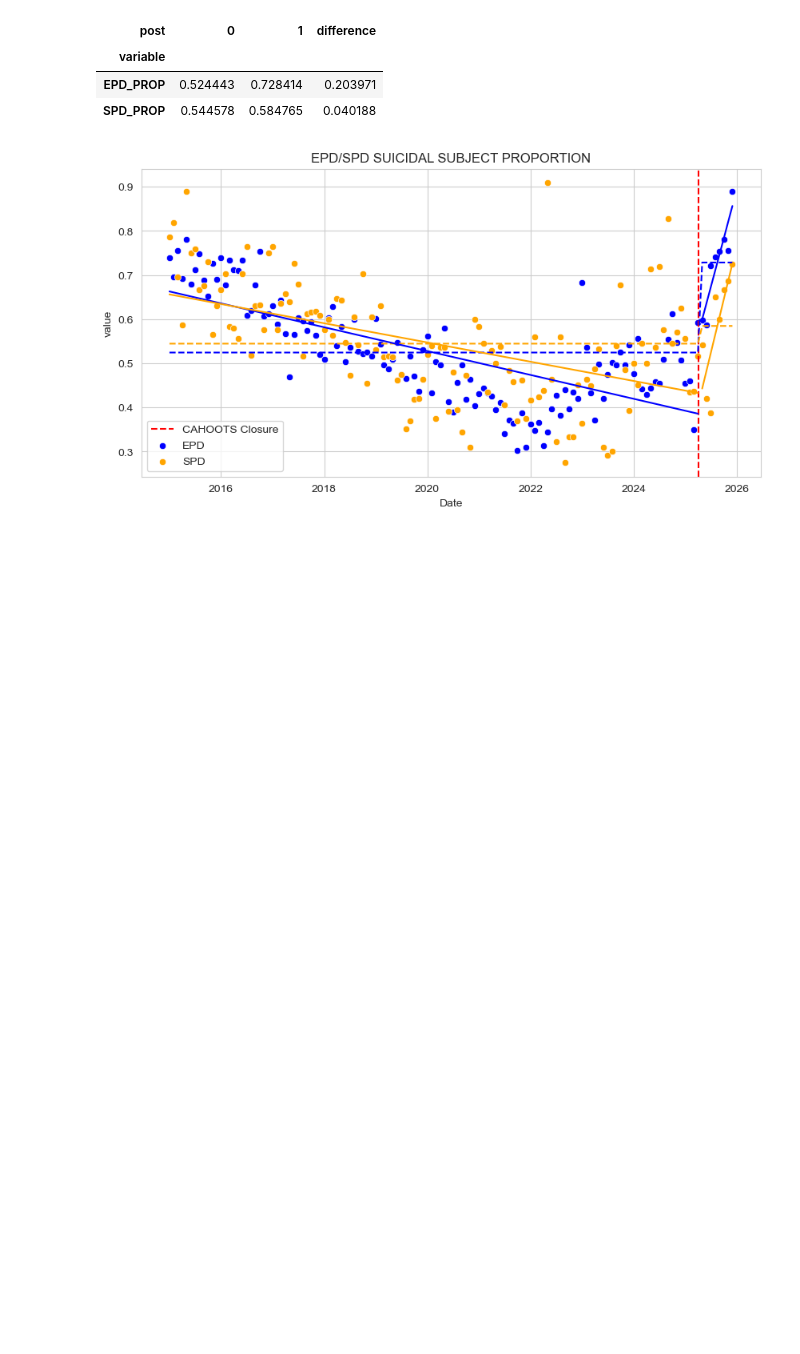
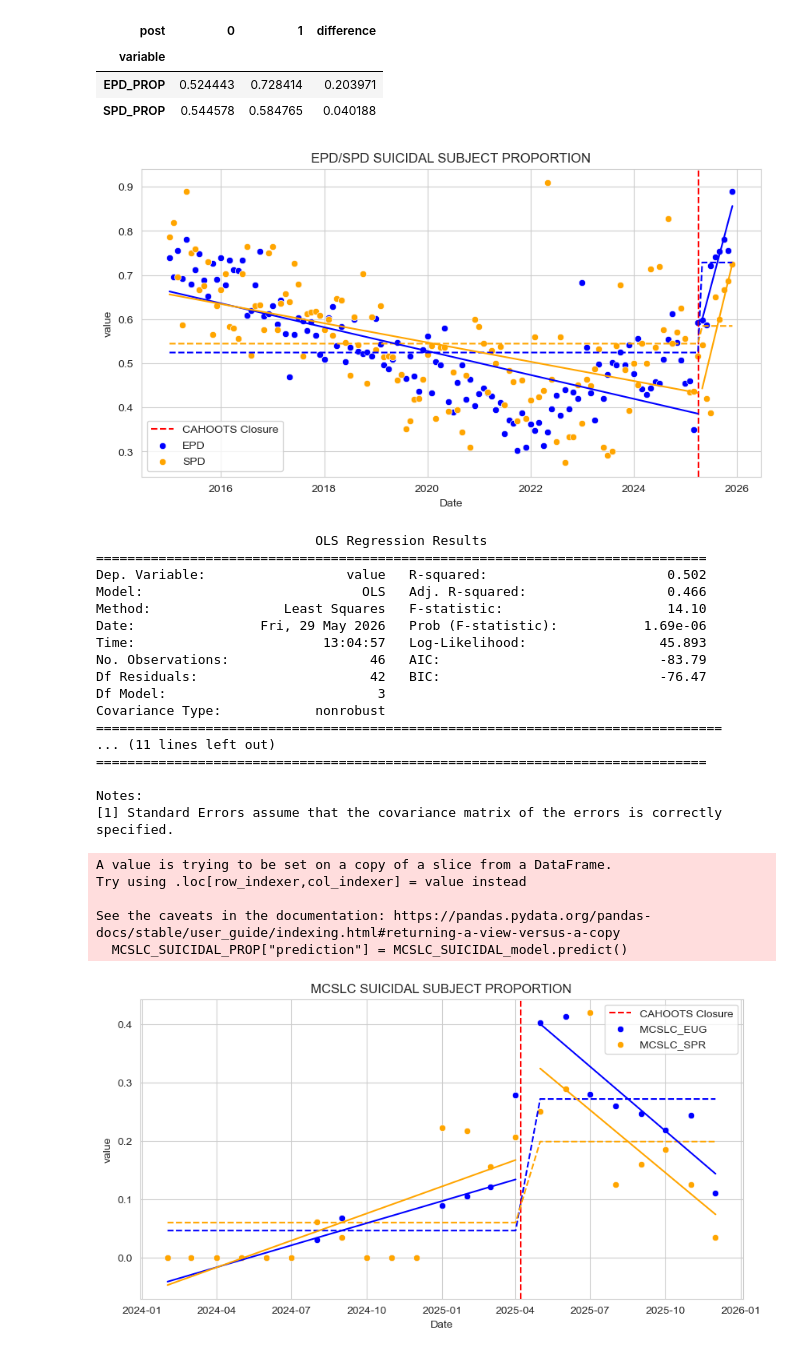
Before and after one commit to luhlig123/DataScienceInAction, a Jupyter notebook: DSCI410_Data_Processing.ipynb, the cells around one changed output. Cells and saved outputs as stored; diff of their text form; code cells hidden in the pictures; blank space fills up the shorter version.

```diff
--- a/DSCI410_Data_Processing.ipynb
+++ b/DSCI410_Data_Processing.ipynb
@@ -1899,3 +1921,55 @@ plot_models(EPD_SPD_SUICIDAL_PROP,
             "EPD/SPD SUICIDAL SUBJECT PROPORTION")
 # %% [output]
 [figure]
+# %%
+MCSLC_PROP_TYPES = MCSLC_PROP_TYPES[MCSLC_PROP_TYPES["Date"] > dt.datetime(2024,1,1)]
+# %%
+MCSLC_SUICIDAL_PROP = MCSLC_PROP_TYPES[MCSLC_PROP_TYPES["call type"] == "SUICIDAL SUBJECT"]
+MCSLC_SUICIDAL_PROP
+MCSLC_EUG_SUICIDAL_PROP_PRE, MCSLC_EUG_SUICIDAL_PROP_POST, MCSLC_SPR_SUICIDAL_PROP_PRE, MCSLC_SPR_SUICIDAL_PROP_POST = pre_post_split(MCSLC_SUICIDAL_PROP)
+model_MCSLC_EUG_SUICIDAL_PROP_PRE, model_MCSLC_EUG_SUICIDAL_PROP_POST, model_MCSLC_SPR_SUICIDAL_PROP_PRE, model_MCSLC_SPR_SUICIDAL_PROP_POST = pre_post_predictions(MCSLC_EUG_SUICIDAL_PROP_PRE,
+                                                                                                                                            MCSLC_EUG_SUICIDAL_PROP_POST,
+                                                                                                                                            MCSLC_SPR_SUICIDAL_PROP_PRE,
+                                                                                                                                            MCSLC_SPR_SUICIDAL_PROP_POST)
+#DID SUICIDAL SUBJECT PROP
+
+MCSLC_SUICIDAL_model = fit_DID(MCSLC_SUICIDAL_PROP, summary=True)
+MCSLC_SUICIDAL_PROP["prediction"] = MCSLC_SUICIDAL_model.predict()
+#calculate differences
+MCSLC_SUICIDAL_PROP_RESULTS = MCSLC_SUICIDAL_PROP.groupby(["treated", "post", "variable"])["prediction"].value_counts().reset_index().drop(columns="count")
+MCSLC_SUICIDAL_PROP_RESULTS = MCSLC_SUICIDAL_PROP_RESULTS.pivot_table(index="variable", columns="post", values="prediction")
+MCSLC_SUICIDAL_PROP_RESULTS["difference"] = (MCSLC_SUICIDAL_PROP_RESULTS[0] - MCSLC_SUICIDAL_PROP_RESULTS[1]) * -1
+
+MCSLC_SUICIDAL_PROP_RESULTS
+plot_models(MCSLC_SUICIDAL_PROP,
+            MCSLC_EUG_SUICIDAL_PROP_PRE,
+            MCSLC_EUG_SUICIDAL_PROP_POST,
+            MCSLC_SPR_SUICIDAL_PROP_PRE,
+            MCSLC_SPR_SUICIDAL_PROP_POST,
+            "MCSLC_EUG",
+            "MCSLC_SPR",
+            "MCSLC SUICIDAL SUBJECT PROPORTION")
+# %% [output]
+                            OLS Regression Results
+==============================================================================
+Dep. Variable:                  value   R-squared:                       0.502
+Model:                            OLS   Adj. R-squared:                  0.466
+Method:                 Least Squares   F-statistic:                     14.10
+Date:                Fri, 29 May 2026   Prob (F-statistic):           1.69e-06
+Time:                        13:04:57   Log-Likelihood:                 45.893
+No. Observations:                  46   AIC:                            -83.79
+Df Residuals:                      42   BIC:                            -76.47
+Df Model:                           3
+Covariance Type:            nonrobust
+================================================================================
+... (11 lines left out)
+==============================================================================
+
+Notes:
+[1] Standard Errors assume that the covariance matrix of the errors is correctly specified.
+A value is trying to be set on a copy of a slice from a DataFrame.
+Try using .loc[row_indexer,col_indexer] = value instead
+
+See the caveats in the documentation: https://pandas.pydata.org/pandas-docs/stable/user_guide/indexing.html#returning-a-view-versus-a-copy
+  MCSLC_SUICIDAL_PROP["prediction"] = MCSLC_SUICIDAL_model.predict()
+[figure, added]
```
Also changed, not shown: parts of 30 cells of this notebook, 2 other files.
